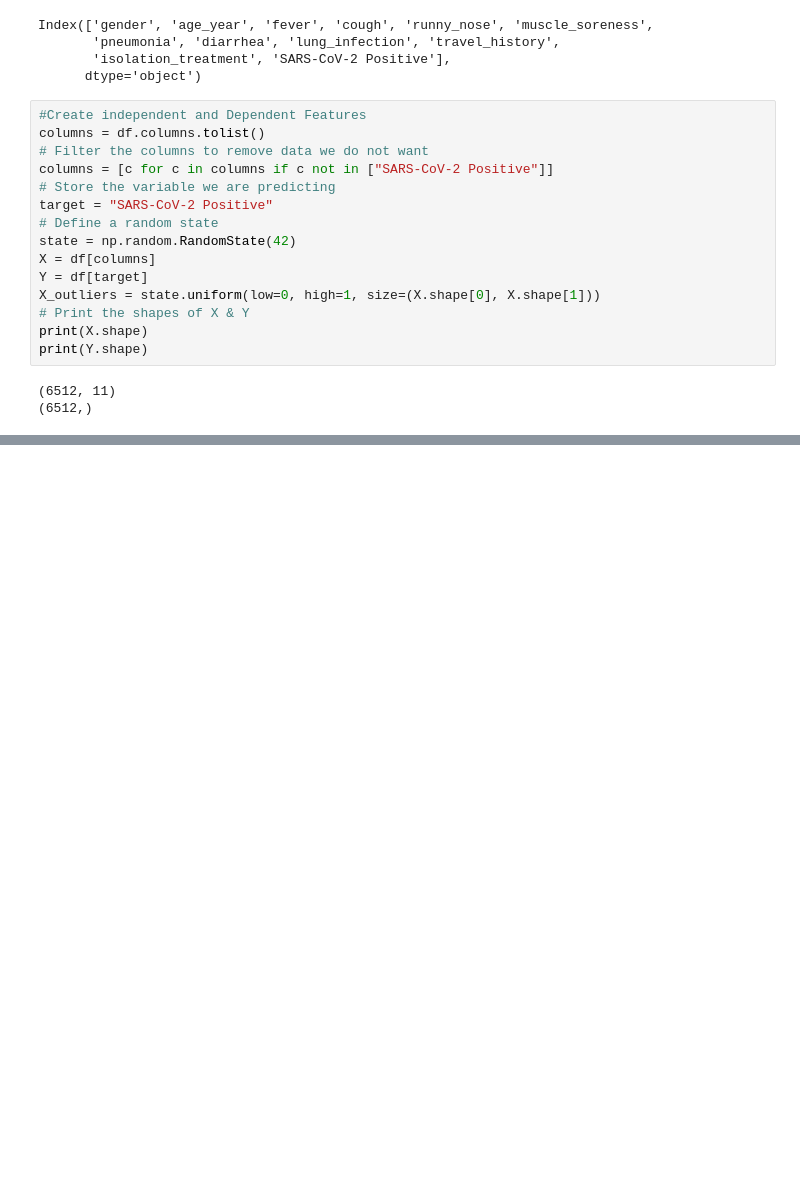
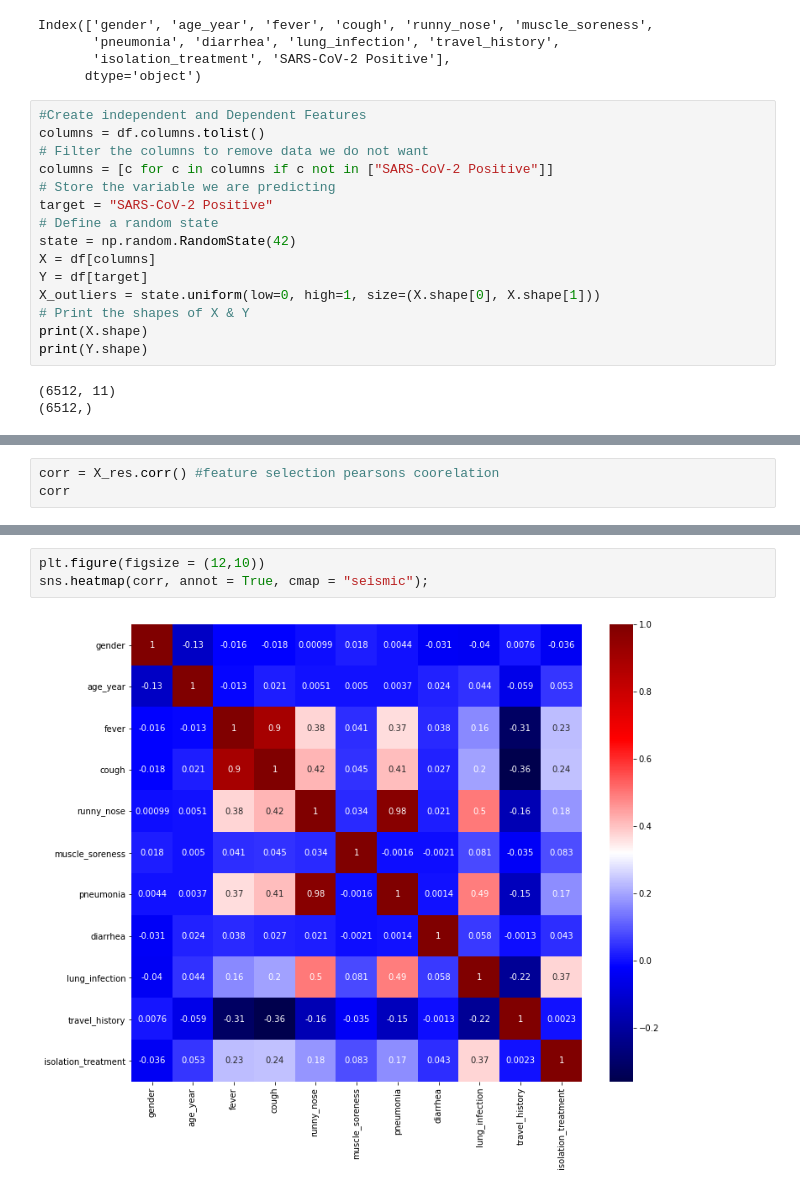
Before and after one commit to SaminZaman7/HackNSU3_-ZeroR-, a Jupyter notebook: Covid Prediction.ipynb, the cells around one changed output, grey strips where cells are left out. Saved outputs shown, nothing was run; the diff lists cells and outputs as text; blank space fills up the shorter version.

```diff
--- a/Covid Prediction.ipynb
+++ b/Covid Prediction.ipynb
@@ -176,0 +199,3 @@ X_res.shape,y_res.shape
+# %%
+corr = X_res.corr() #feature selection pearsons coorelation
+corr
@@ -176,0 +215,5 @@ X_res.shape,y_res.shape
+# %%
+plt.figure(figsize = (12,10))
+sns.heatmap(corr, annot = True, cmap = "seismic");
+# %% [output]
+[figure, added]
```
Also changed, not shown: parts of 13 cells of this notebook.
